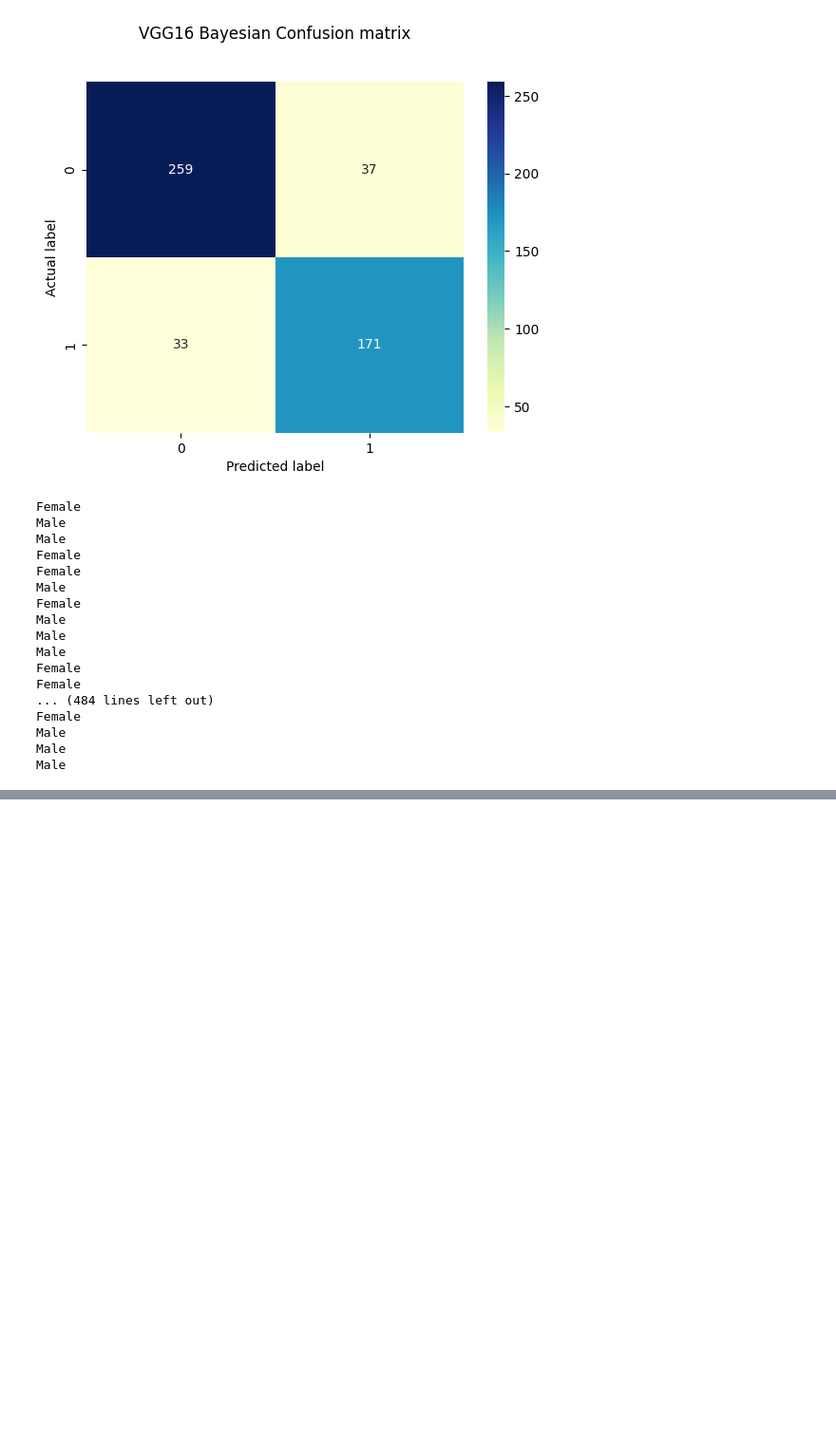
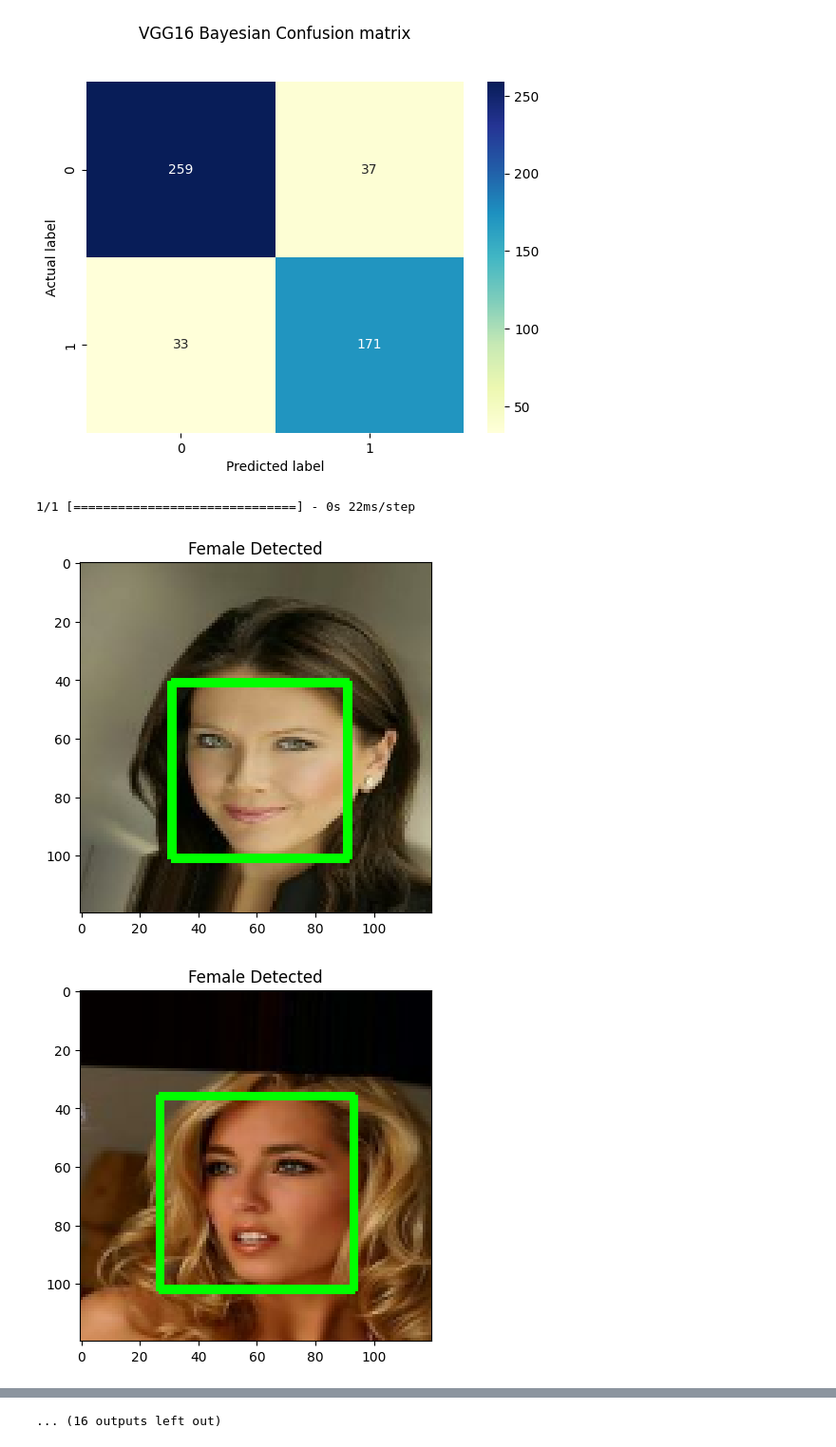
Before and after one commit to adityale1711/VGG-Gender-Classification, a Jupyter notebook: Project_1_Gender_Classification_using_VGG.ipynb, the cells around one changed output, grey strips where cells are left out. Shown at 95% size. Saved outputs shown, nothing was run; the diff lists cells and outputs as text; code cells hidden in the pictures; blank space fills up the shorter version.

Commit message:
[FEAT] Frontal Face Detection and Gender Classification Test

```diff
--- a/Project_1_Gender_Classification_using_VGG.ipynb
+++ b/Project_1_Gender_Classification_using_VGG.ipynb
@@ -579,27 +580,30 @@ print(classification_report(test_labels, np.round(vgg16_bayesian_prediction)))
 weighted avg       0.86      0.86      0.86       500
 [figure]
 # %%
-vgg16_hyperband_prediction = np.round(vgg16_hyperband_prediction)
-for predict in vgg16_hyperband_prediction:
-    if predict == 0:
-        print('Female')
-    else:
-        print('Male')
+face_cascade = cv2.CascadeClassifier('haarcascade_frontalface_default.xml')
+for images, labels in test_datasets.take(1):
+    predicts = vgg16_hyperband.predict(images)
+    for image, predict in zip(images, predicts):
+        image = np.array(image, dtype='uint8')
+        gray = cv2.cvtColor(image, cv2.COLOR_BGR2GRAY)
+        faces = face_cascade.detectMultiScale(gray, 1.3, 5)
+
+        for (x, y, w, h) in faces:
+            if np.round(predict) == 0:
+                cv2.rectangle(image, (x, y),((x + w), (y + h)), (0, 255, 0), 2)
+                # cv2.putText(image, 'Female', (x, y-5), cv2.FONT_HERSHEY_SIMPLEX, 0.3, (0, 0, 255), 1)
+                plt.imshow(image)
+                plt.title('Female Detected')
+                plt.show()
+            else:
+                cv2.rectangle(image, (x, y),((x + w), (y + h)), (0, 255, 0), 2)
+                # cv2.putText(image, 'Male', (x, y-5), cv2.FONT_HERSHEY_SIMPLEX, 0.3, (0, 0, 255), 1)
+                plt.imshow(image)
+                plt.title('Male Detected')
+                plt.show()
+
+    break
 # %% [output]
-Female
-Male
-Male
-Female
-Female
-Male
-Female
-Male
-Male
-Male
-Female
-Female
-... (484 lines left out)
-Female
-Male
-Male
-Male
+1/1 [==============================] - 0s 22ms/step
+[figure, added]
+[figure, added]
@@ -605,0 +619 @@ Male
+... (16 outputs left out)
```
Also changed, not shown: parts of 5 cells of this notebook.
